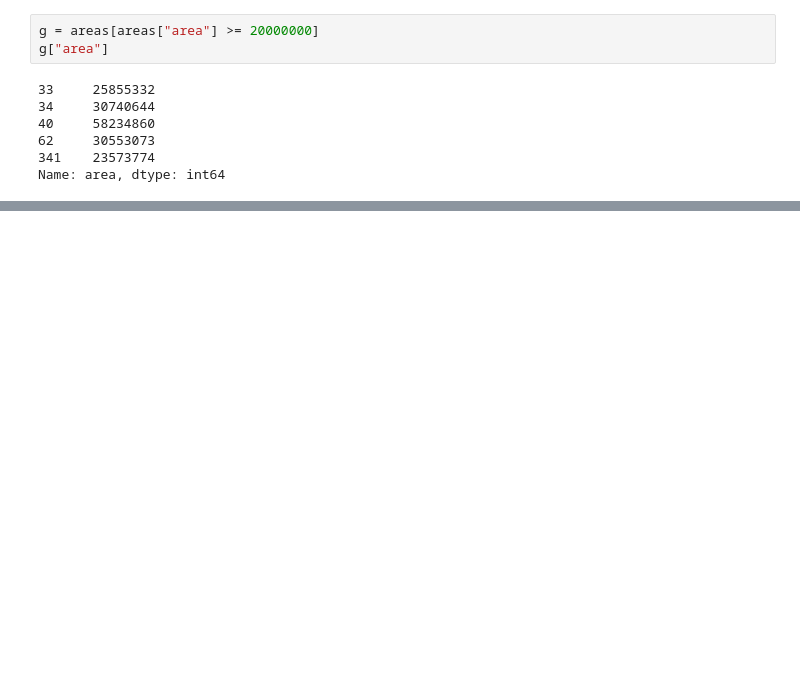
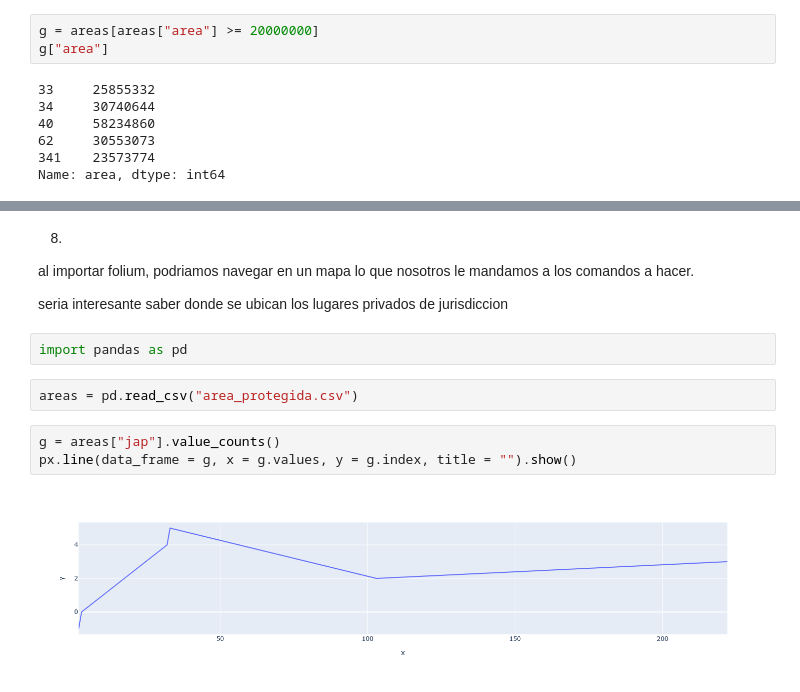
Before and after one commit to AleJndroMoreno/jupyter-, a Jupyter notebook: Tp N10.ipynb, the cells around one changed output, grey strips where cells are left out. Saved outputs shown, nothing was run; the diff lists cells and outputs as text; blank space fills up the shorter version.

```diff
--- a/Tp N10.ipynb
+++ b/Tp N10.ipynb
@@ -95,0 +165,14 @@ intentamos obtener la fila "gid" ya que es un valor numerico, limitamos sus valo
+# %% [markdown]
+8.
+al importar folium, podriamos navegar en un mapa lo que nosotros le mandamos a los comandos a hacer.
+
+seria interesante saber donde se ubican los lugares privados de jurisdiccion
+# %%
+import pandas as pd
+# %%
+areas = pd.read_csv("area_protegida.csv")
+# %%
+g = areas["jap"].value_counts()
+px.line(data_frame = g, x = g.values, y = g.index, title = "").show()
+# %% [output]
+[figure, added]
```
Also changed, not shown: parts of 26 cells of this notebook.
